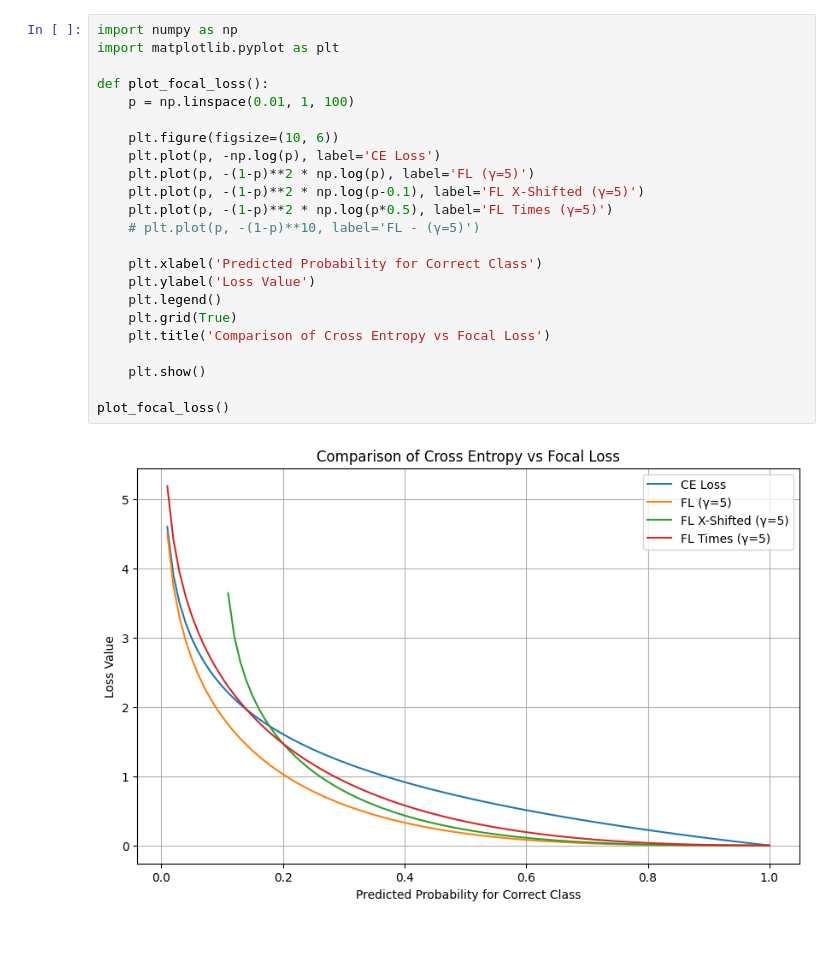
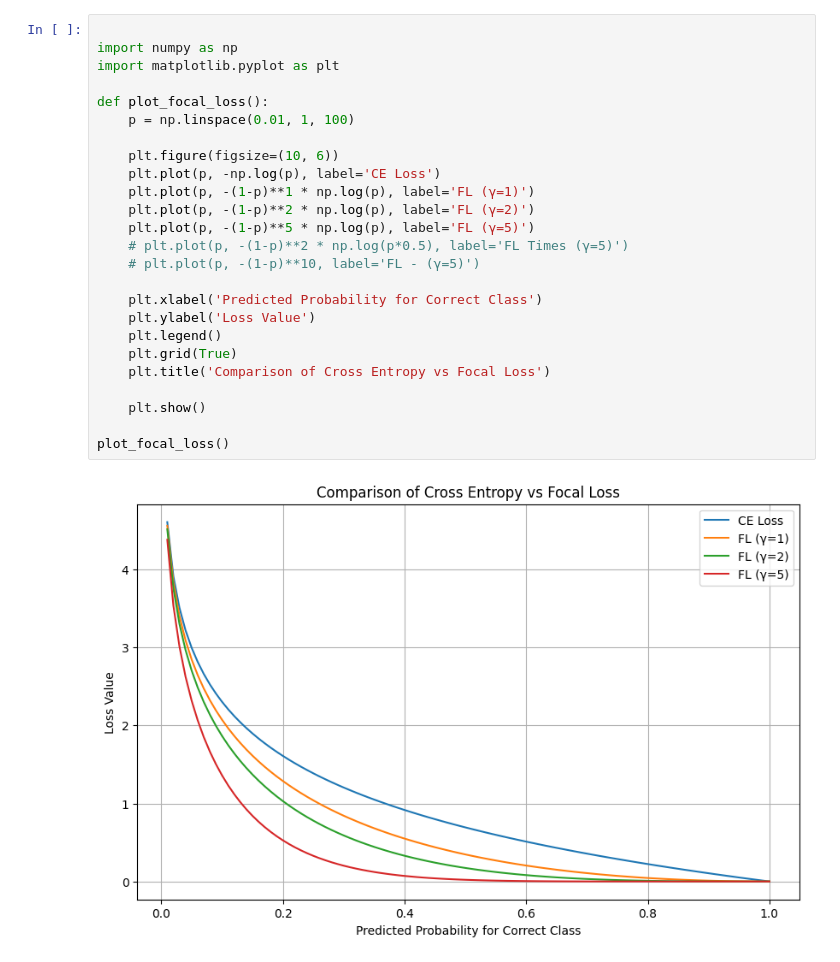
Before and after one commit to justanotherariel/masters-thesis-project, a Jupyter notebook: notebooks/focal_loss.ipynb, the cells around one changed output. Cells and saved outputs as stored; diff of their text form.

Commit message:
Fix focal loss plots

```diff
--- a/notebooks/focal_loss.ipynb
+++ b/notebooks/focal_loss.ipynb
@@ -1,25 +1,27 @@
 # %%
+
 import numpy as np
 import matplotlib.pyplot as plt
 
 def plot_focal_loss():
     p = np.linspace(0.01, 1, 100)
 
     plt.figure(figsize=(10, 6))
     plt.plot(p, -np.log(p), label='CE Loss')
-    plt.plot(p, -(1-p)**2 * np.log(p), label='FL (γ=5)')
-    plt.plot(p, -(1-p)**2 * np.log(p-0.1), label='FL X-Shifted (γ=5)')
-    plt.plot(p, -(1-p)**2 * np.log(p*0.5), label='FL Times (γ=5)')
+    plt.plot(p, -(1-p)**1 * np.log(p), label='FL (γ=1)')
+    plt.plot(p, -(1-p)**2 * np.log(p), label='FL (γ=2)')
+    plt.plot(p, -(1-p)**5 * np.log(p), label='FL (γ=5)')
+    # plt.plot(p, -(1-p)**2 * np.log(p*0.5), label='FL Times (γ=5)')
     # plt.plot(p, -(1-p)**10, label='FL - (γ=5)')
 
     plt.xlabel('Predicted Probability for Correct Class')
     plt.ylabel('Loss Value')
     plt.legend()
     plt.grid(True)
     plt.title('Comparison of Cross Entropy vs Focal Loss')
 
     plt.show()
 
 plot_focal_loss()
 # %% [output]
-[figure, old version]
+[figure, new version]
```
